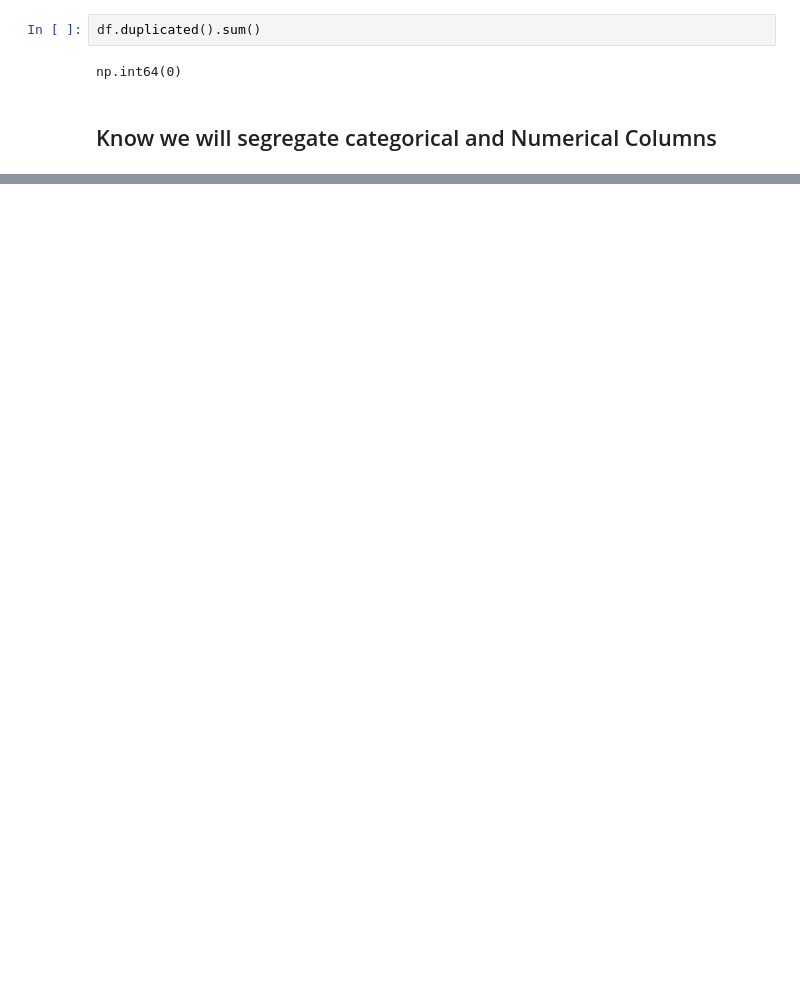
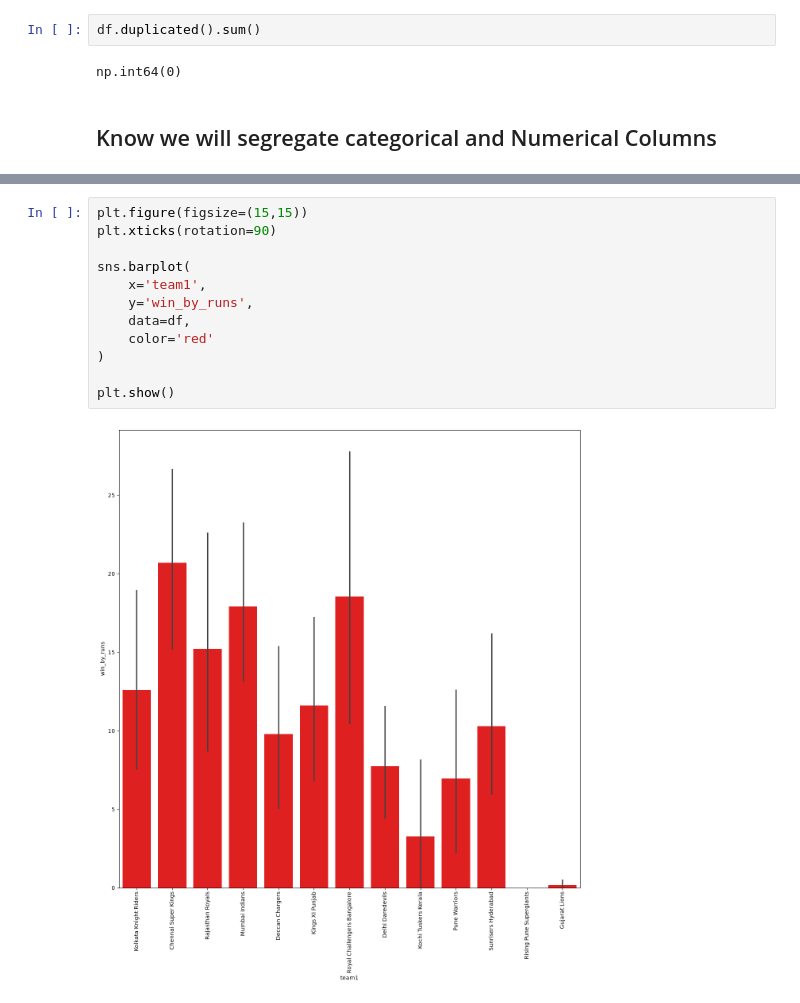
Before and after one commit to kunalsir98/IPL_prediction_main, a Jupyter notebook: notebook/eda.ipynb, the cells around one changed output, grey strips where cells are left out. Saved outputs shown, nothing was run; the diff lists cells and outputs as text; blank space fills up the shorter version.

```diff
--- a/notebook/eda.ipynb
+++ b/notebook/eda.ipynb
@@ -87,0 +175,14 @@ this is are our categorical colummns:Index([], dtype='str')
+# %%
+plt.figure(figsize=(15,15))
+plt.xticks(rotation=90)
+
+sns.barplot(
+    x='team1',
+    y='win_by_runs',
+    data=df,
+    color='red'
+)
+
+plt.show()
+# %% [output]
+[figure, added]
```
Also changed, not shown: parts of 13 cells of this notebook, 1 other file.
